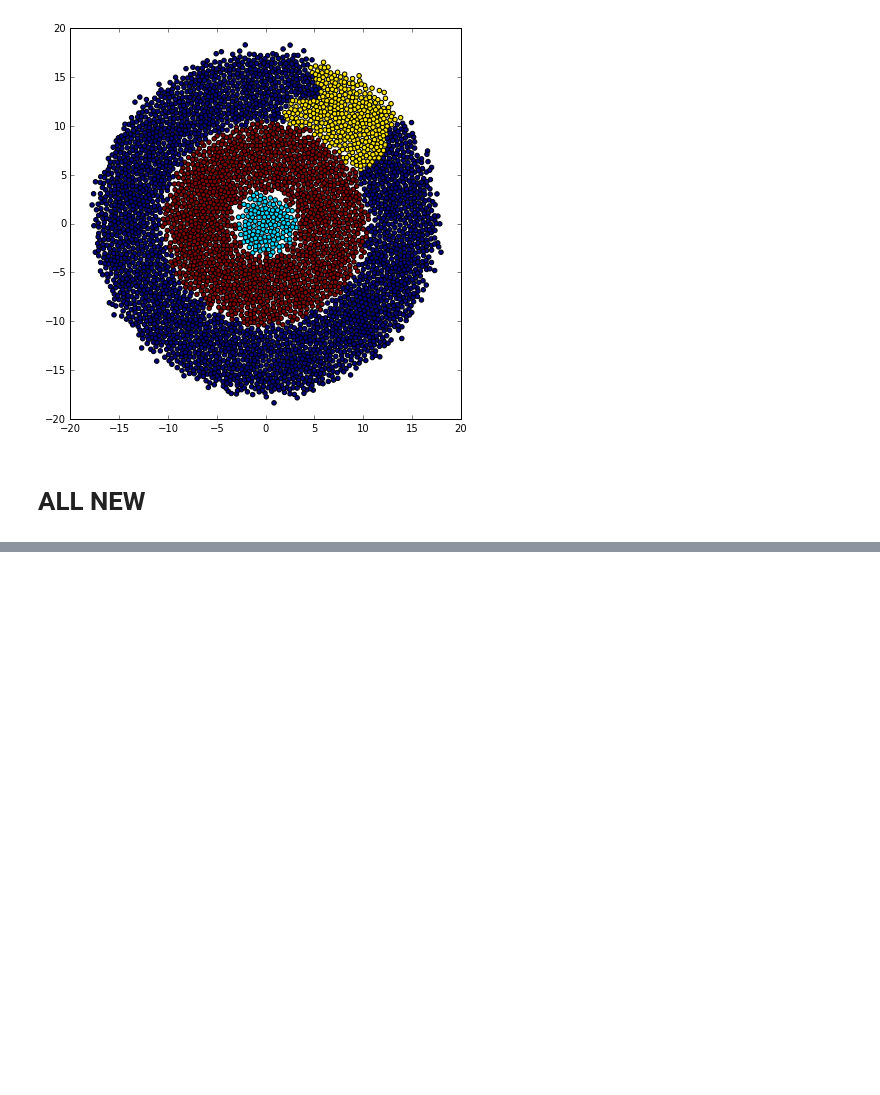
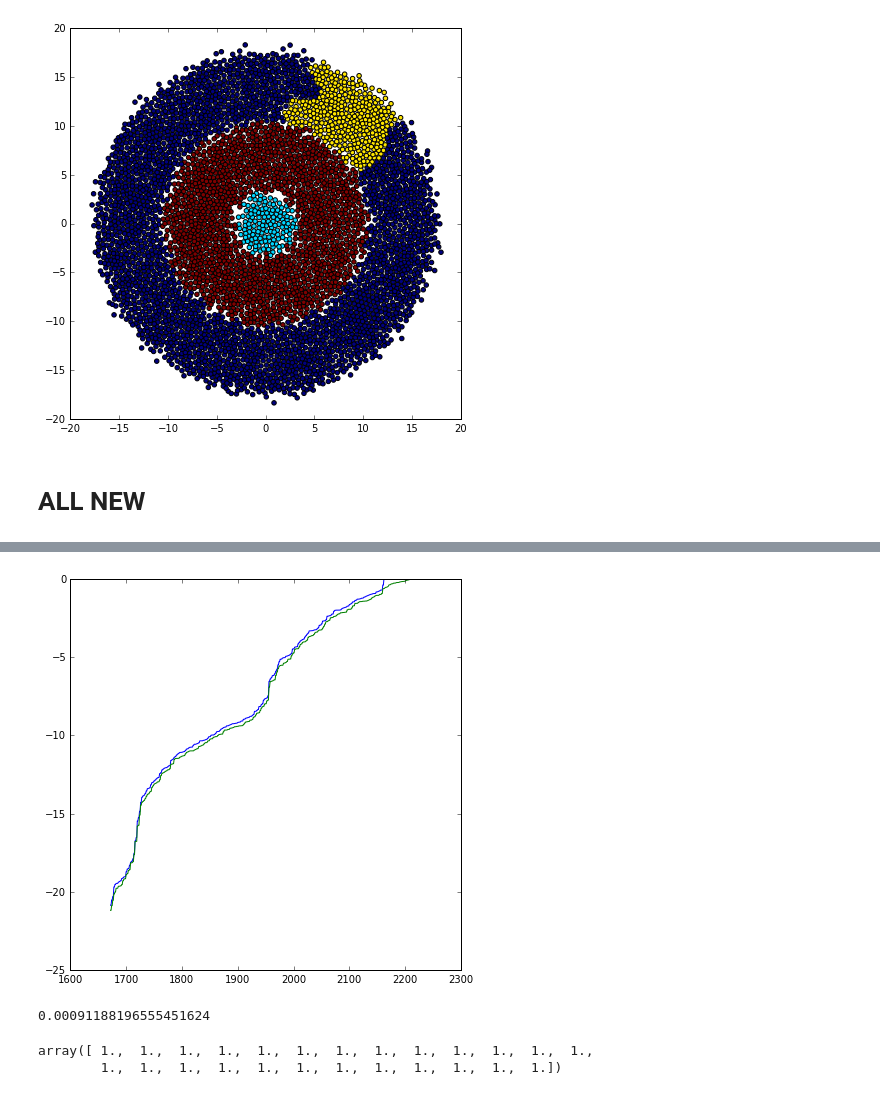
Before and after one commit to lab-cosmo/pamm, a Jupyter notebook: examples/circles/pamm-merge.ipynb, the cells around one changed output, grey strips where cells are left out. Saved outputs shown, nothing was run; the diff lists cells and outputs as text; code cells hidden in the pictures; blank space fills up the shorter version.

```diff
--- a/examples/circles/pamm-merge.ipynb
+++ b/examples/circles/pamm-merge.ipynb
@@ -445,0 +451,15 @@ plt.show()
+# %%
+plt.plot(np.log(np.sort(gij.flatten())))
+plt.plot(np.log(np.sort(aij.flatten())))
+plt.show()
+# %% [output]
+[figure, added]
+# %%
+np.exp(-7)
+# %% [output]
+0.00091188196555451624
+# %%
+gij.diagonal()
+# %% [output]
+array([ 1.,  1.,  1.,  1.,  1.,  1.,  1.,  1.,  1.,  1.,  1.,  1.,  1.,
+        1.,  1.,  1.,  1.,  1.,  1.,  1.,  1.,  1.,  1.,  1.,  1.])
```
Also changed, not shown: parts of 6 cells of this notebook, 2 other files.
